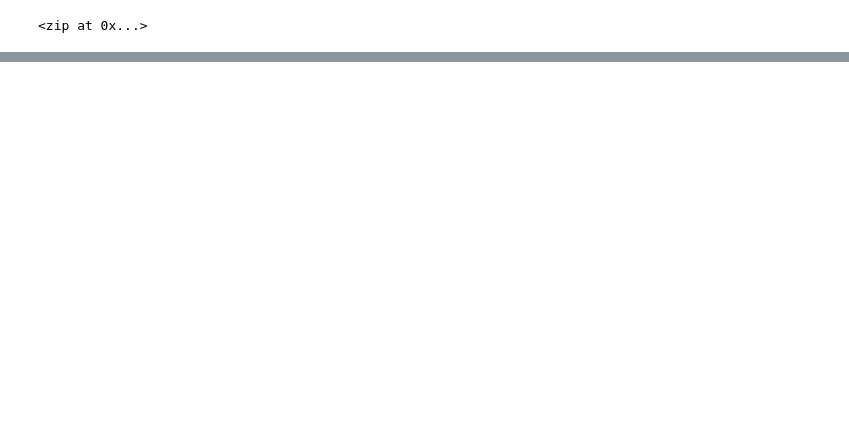
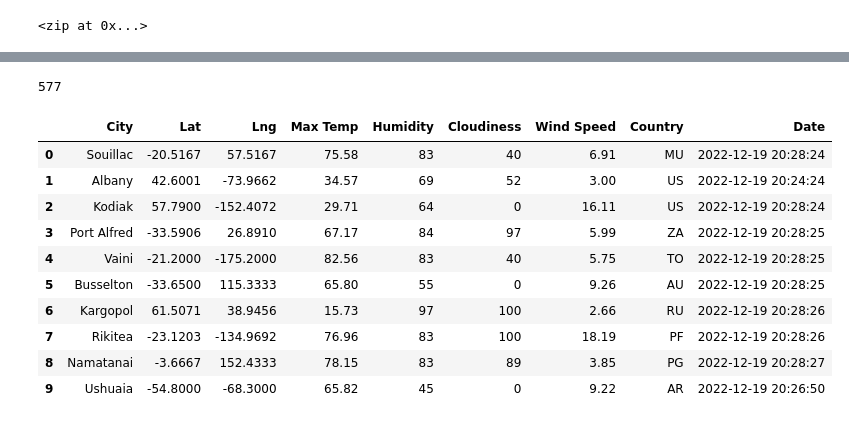
Before and after one commit to stacey1079/World_Weather_Analysis, a Jupyter notebook: WeatherPy.ipynb, the cells around one changed output, grey strips where cells are left out. Drawn from its saved outputs; the diff is of its cells as text; code cells hidden in the pictures; blank space fills up the shorter version.

```diff
--- a/WeatherPy.ipynb
+++ b/WeatherPy.ipynb
@@ -33,0 +43,3 @@ len(cities)
+# %%
+# Starting URL for Weather Map API Call.
+url = "http://api.openweathermap.org/data/2.5/weather?units=Imperial&APPID=" + weather_api_key
@@ -33,0 +126,20 @@ len(cities)
+# %%
+len(city_data)
+# %% [output]
+577
+# %%
+# Convert the array of dictionaries to a Pandas DataFrame.
+city_data_df = pd.DataFrame(city_data)
+city_data_df.head(10)
+# %% [output]
+|  | City | Lat | Lng | Max Temp | Humidity | Cloudiness | Wind Speed | Country | Date |
+| 0 | Souillac | -20.5167 | 57.5167 | 75.58 | 83 | 40 | 6.91 | MU | 2022-12-19 20:28:24 |
+| 1 | Albany | 42.6001 | -73.9662 | 34.57 | 69 | 52 | 3.00 | US | 2022-12-19 20:24:24 |
+| 2 | Kodiak | 57.7900 | -152.4072 | 29.71 | 64 | 0 | 16.11 | US | 2022-12-19 20:28:24 |
+| 3 | Port Alfred | -33.5906 | 26.8910 | 67.17 | 84 | 97 | 5.99 | ZA | 2022-12-19 20:28:25 |
+| 4 | Vaini | -21.2000 | -175.2000 | 82.56 | 83 | 40 | 5.75 | TO | 2022-12-19 20:28:25 |
+| 5 | Busselton | -33.6500 | 115.3333 | 65.80 | 55 | 0 | 9.26 | AU | 2022-12-19 20:28:25 |
+| 6 | Kargopol | 61.5071 | 38.9456 | 15.73 | 97 | 100 | 2.66 | RU | 2022-12-19 20:28:26 |
+| 7 | Rikitea | -23.1203 | -134.9692 | 76.96 | 83 | 100 | 18.19 | PF | 2022-12-19 20:28:26 |
+| 8 | Namatanai | -3.6667 | 152.4333 | 78.15 | 83 | 89 | 3.85 | PG | 2022-12-19 20:28:27 |
+| 9 | Ushuaia | -54.8000 | -68.3000 | 65.82 | 45 | 0 | 9.22 | AR | 2022-12-19 20:26:50 |
```
Also changed, not shown: parts of 7 cells of this notebook.
